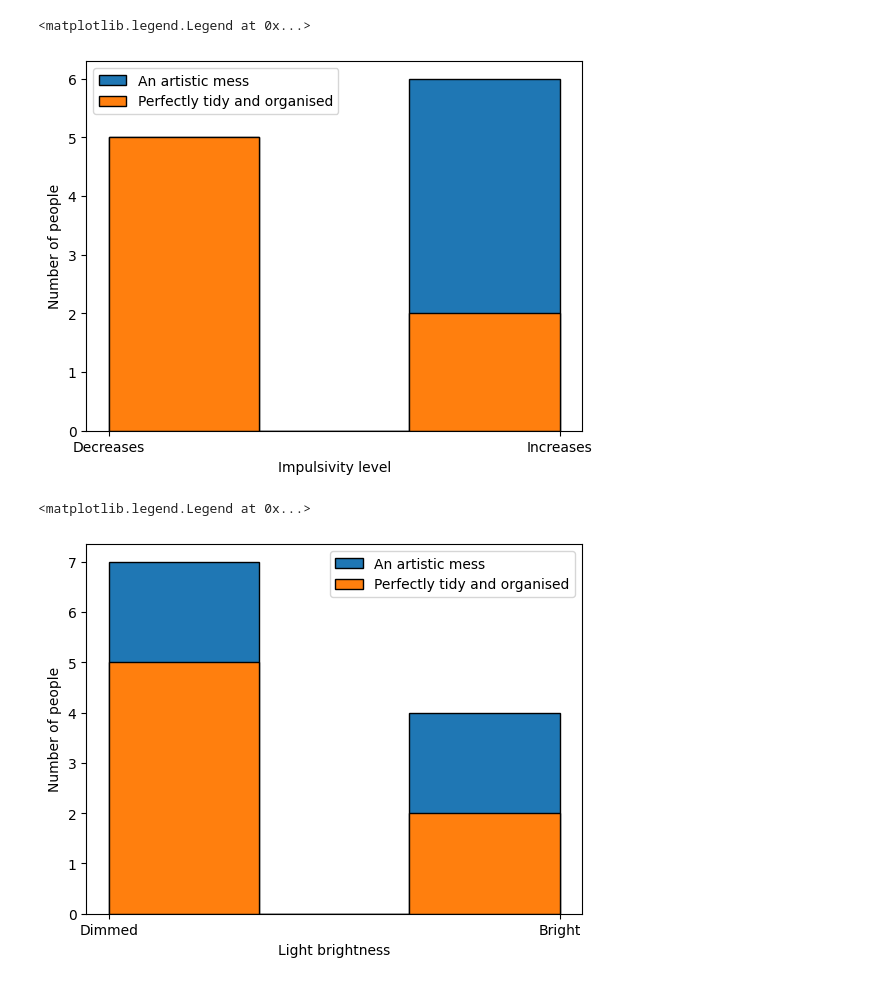
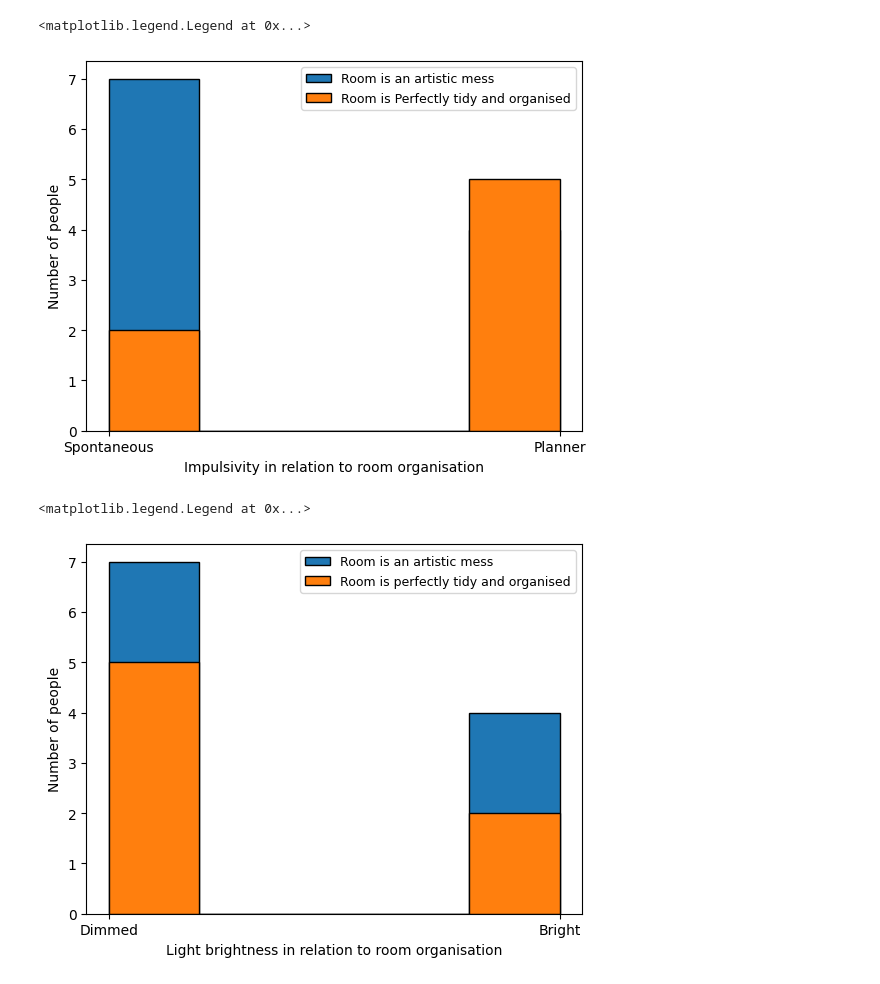
Before and after one commit to kosetrova/data-among-us, a Jupyter notebook: KseniiaOsetrovaClass05Homework.ipynb, the cells around one changed output. Cells and saved outputs as stored; diff of their text form; code cells hidden in the pictures.

```diff
--- a/KseniiaOsetrovaClass05Homework.ipynb
+++ b/KseniiaOsetrovaClass05Homework.ipynb
@@ -169,24 +92,27 @@ plt.legend()
 # %%
-# Experiment 2 - Room organisation in relation to Impulsivity. <3
-# Results:
-# Takeaway: All of the people with messy rooms are spontaneous, as well as a small portion of people with tidy rooms.
+# Experiment 2 - Impulsivity in relation to room organisation.
+# Results: the majority of people are spontaneous and have messy rooms.
+# However, an equal amount of planner people have both tidy and messy rooms.
+# The minority are people who are spontaneous and have perfectly organised rooms.
 
-plt.hist(messy_folks.Social_energy, bins=3, label='An artistic mess', edgecolor='black')
-plt.hist(tidy_folks.Social_energy, bins=3, label='Perfectly tidy and organised', edgecolor='black',)
-
-plt.xlabel('Impulsivity level')
+plt.hist(messy_folks.Impulsivity, label='Room is an artistic mess', bins=5, edgecolor='black')
+plt.hist(tidy_folks.Impulsivity, label='Room is Perfectly tidy and organised', bins=5, edgecolor='black')
+plt.xlabel('Impulsivity in relation to room organisation')
 plt.ylabel('Number of people')
-plt.legend()
+plt.legend(fontsize=9)
 # %% [output]
 <matplotlib.legend.Legend at 0x...>
-[figure, old version]
+[figure, new version]
 # %%
-plt.hist(messy_folks.Lighting, label='An artistic mess', bins=3, edgecolor='black')
-plt.hist(tidy_folks.Lighting, label='Perfectly tidy and organised', bins=3, edgecolor='black')
+# Experiment 3 - Light brightness in relation to room organisation.
+# Results: The majority are people who prefer dimmed lights and have messy rooms.
+# The minority are people who prefer bright lights and have tidy rooms (honestly who are you, I'm kinda scared)
 
-plt.xlabel('Light brightness')
+plt.hist(messy_folks.Lighting, label='Room is an artistic mess', bins=5, edgecolor='black')
+plt.hist(tidy_folks.Lighting, label='Room is perfectly tidy and organised', bins=5, edgecolor='black')
+plt.xlabel('Light brightness in relation to room organisation')
 plt.ylabel('Number of people')
-plt.legend()
+plt.legend(fontsize=9)
 # %% [output]
 <matplotlib.legend.Legend at 0x...>
-[figure, old version]
+[figure, new version]
```
Also changed, not shown: parts of 28 cells of this notebook, 1 other file.
